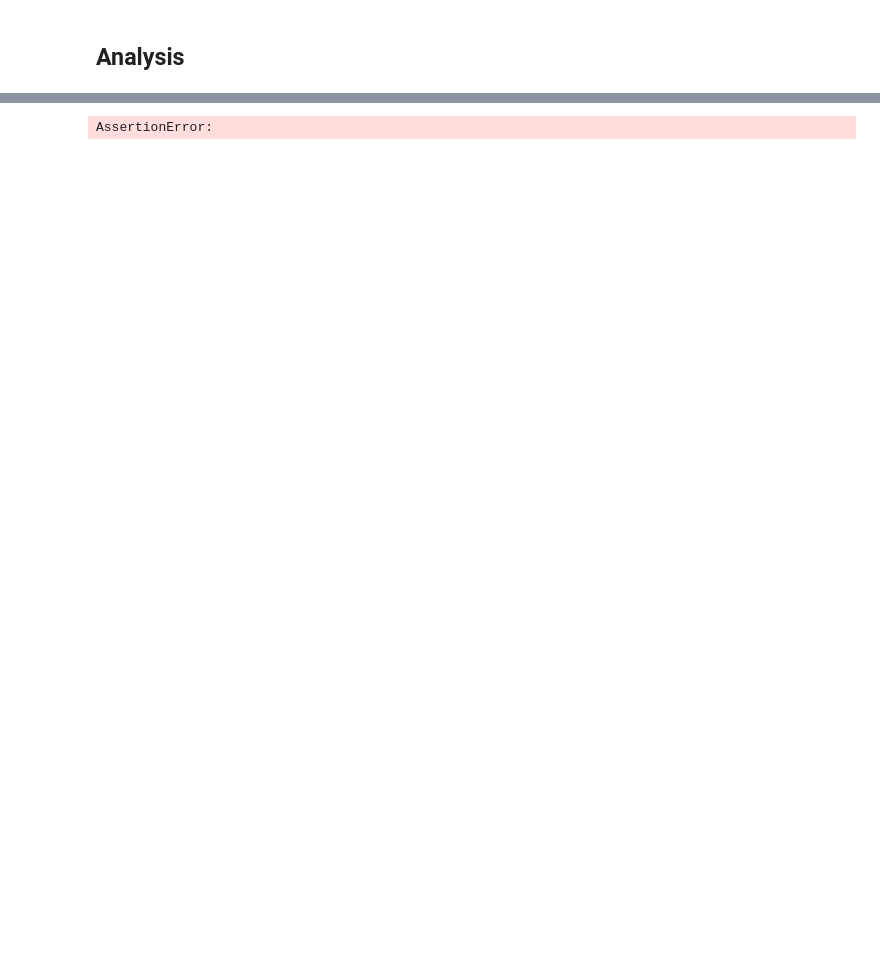
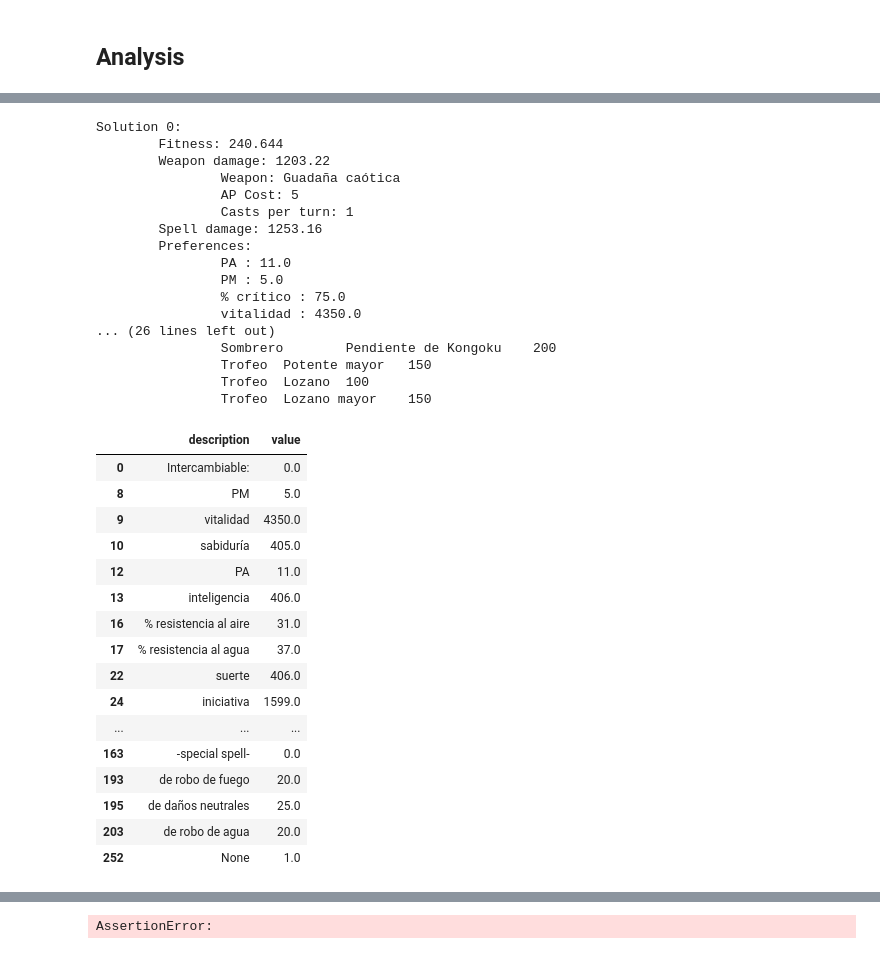
Before and after one commit to jdtibochab/dofus-set-optimizer, a Jupyter notebook: Optimize-Steamer.ipynb, the cells around one changed output, grey strips where cells are left out. Cells and saved outputs as stored; diff of their text form; code cells hidden in the pictures; blank space fills up the shorter version.

```diff
--- a/Optimize-Steamer.ipynb
+++ b/Optimize-Steamer.ipynb
@@ -173,3 +195,42 @@ analyzer.plot_pca()
+# %%
+candidate = analyzer.candidates[0]
+analyzer.report_results([candidate])
+candidate.totals_summary()
+# %% [output]
+Solution 0:
+        Fitness: 240.644
+        Weapon damage: 1203.22
+                Weapon: Guadaña caótica
+                AP Cost: 5
+                Casts per turn: 1
+        Spell damage: 1253.16
+        Preferences:
+                PA : 11.0
+                PM : 5.0
+                % crítico : 75.0
+                vitalidad : 4350.0
+... (26 lines left out)
+                Sombrero        Pendiente de Kongoku    200
+                Trofeo  Potente mayor   150
+                Trofeo  Lozano  100
+                Trofeo  Lozano mayor    150
+|  | description | value |
+| 0 | Intercambiable: | 0.0 |
+| 8 | PM | 5.0 |
+| 9 | vitalidad | 4350.0 |
+| 10 | sabiduría | 405.0 |
+| 12 | PA | 11.0 |
+| 13 | inteligencia | 406.0 |
+| 16 | % resistencia al aire | 31.0 |
+| 17 | % resistencia al agua | 37.0 |
+| 22 | suerte | 406.0 |
+| 24 | iniciativa | 1599.0 |
+| ... | ... | ... |
+| 163 | -special spell- | 0.0 |
+| 193 | de robo de fuego | 20.0 |
+| 195 | de daños neutrales | 25.0 |
+| 203 | de robo de agua | 20.0 |
+| 252 | None | 1.0 |
 # %%
 analyzer.report_generations()
 # %% [output]
```
Also changed, not shown: parts of 9 cells of this notebook, 4 other files.
